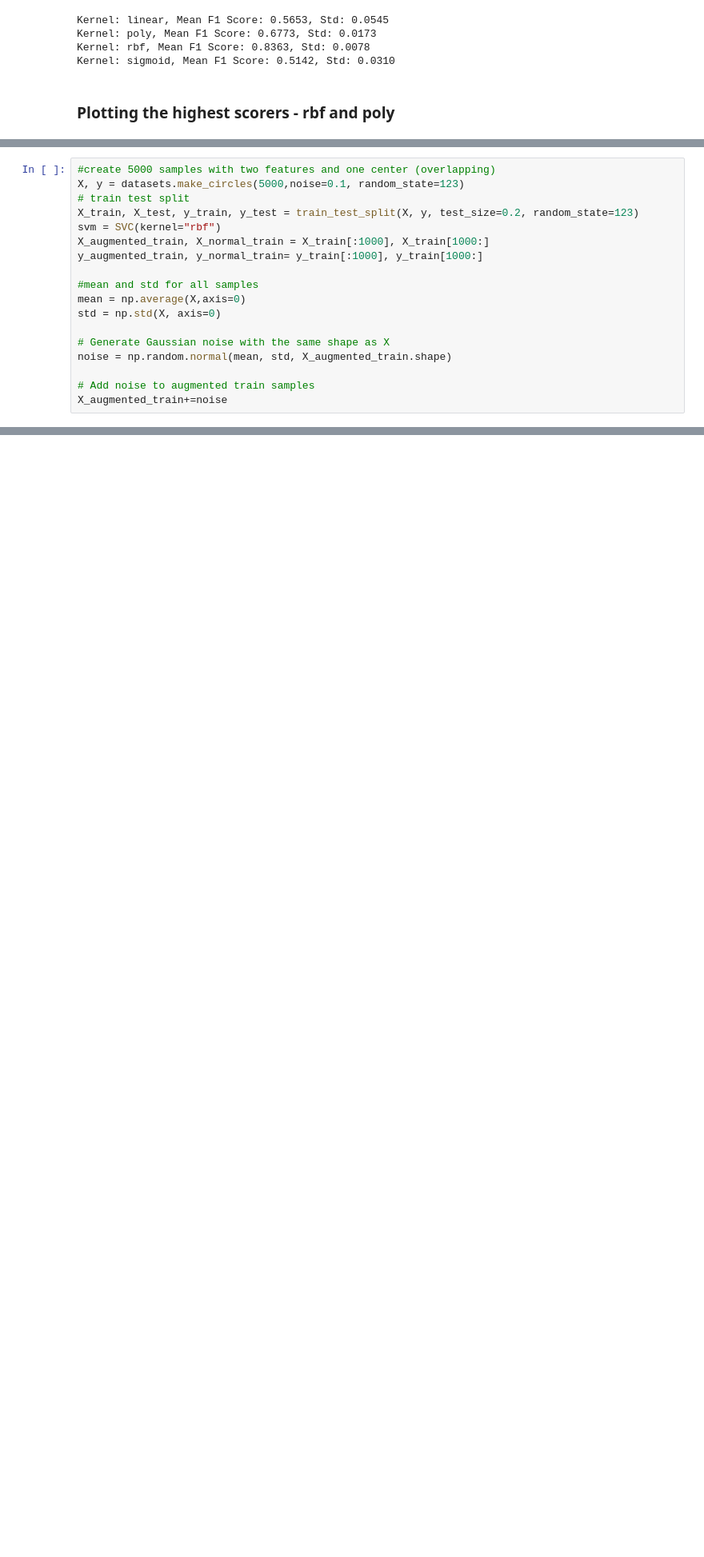
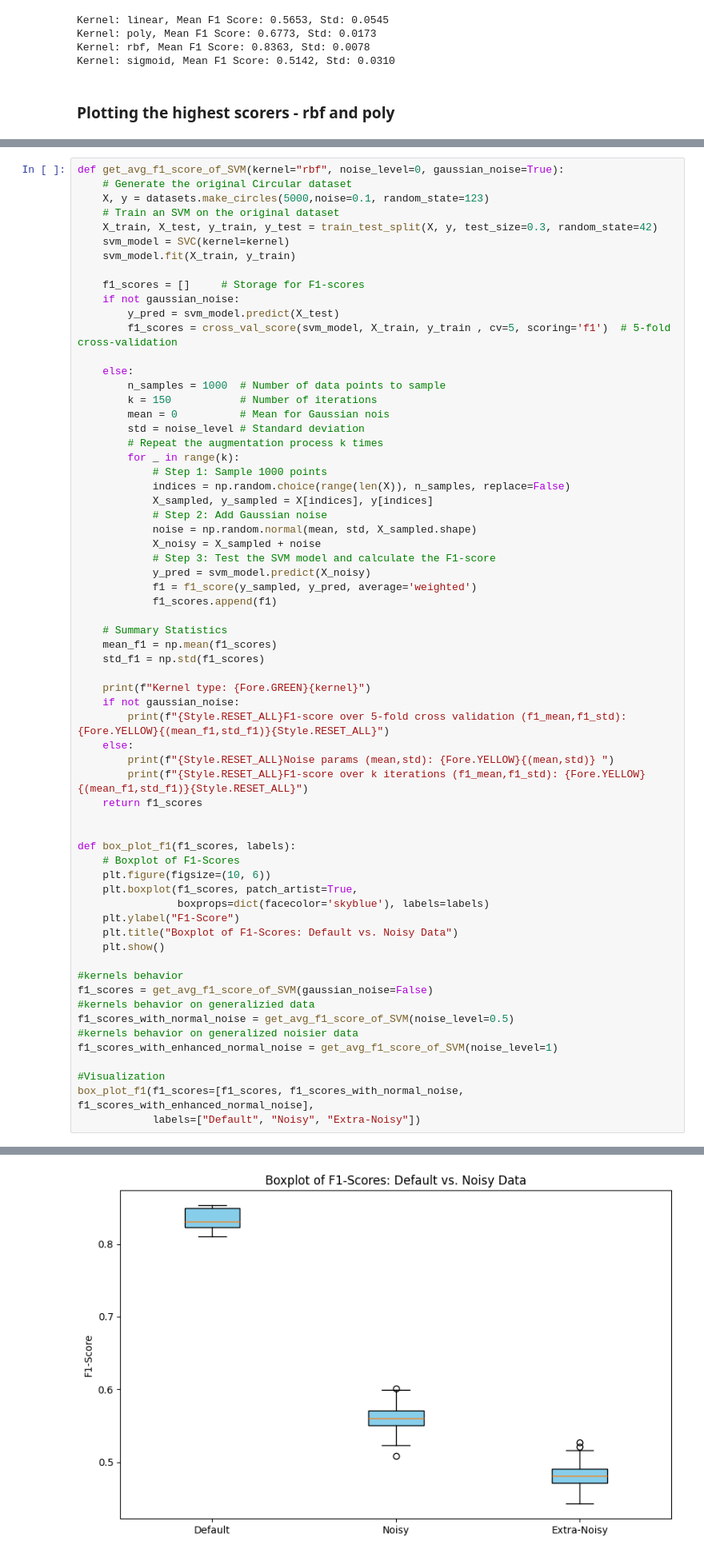
Before and after one commit to mcolesh/ds_playground, a Jupyter notebook: app_notebook.ipynb, the cells around one changed output, grey strips where cells are left out. Shown at 80% size. Saved outputs shown, nothing was run; the diff lists cells and outputs as text; blank space fills up the shorter version.

```diff
--- a/app_notebook.ipynb
+++ b/app_notebook.ipynb
@@ -335,18 +339,0 @@ The plot approves the cross-validation-f1-score-test results, e.g. rbf kernel cl
-# %%
-#create 5000 samples with two features and one center (overlapping)
-X, y = datasets.make_circles(5000,noise=0.1, random_state=123)
-# train test split
-X_train, X_test, y_train, y_test = train_test_split(X, y, test_size=0.2, random_state=123)
-svm = SVC(kernel="rbf")
-X_augmented_train, X_normal_train = X_train[:1000], X_train[1000:]
-y_augmented_train, y_normal_train= y_train[:1000], y_train[1000:]
-
-#mean and std for all samples
-mean = np.average(X,axis=0)
-std = np.std(X, axis=0)
-
-# Generate Gaussian noise with the same shape as X
-noise = np.random.normal(mean, std, X_augmented_train.shape)
-
-# Add noise to augmented train samples
-X_augmented_train+=noise
@@ -395,0 +340,65 @@ ValueError: shape mismatch: objects cannot be broadcast to a single shape.  Mism
+# %%
+def get_avg_f1_score_of_SVM(kernel="rbf", noise_level=0, gaussian_noise=True):
+    # Generate the original Circular dataset
+    X, y = datasets.make_circles(5000,noise=0.1, random_state=123)
+    # Train an SVM on the original dataset
+    X_train, X_test, y_train, y_test = train_test_split(X, y, test_size=0.3, random_state=42)
+    svm_model = SVC(kernel=kernel)
+    svm_model.fit(X_train, y_train)
+
+    f1_scores = []     # Storage for F1-scores
+    if not gaussian_noise:
+        y_pred = svm_model.predict(X_test)
+        f1_scores = cross_val_score(svm_model, X_train, y_train , cv=5, scoring='f1')  # 5-fold cross-validation
+
+    else:
+        n_samples = 1000  # Number of data points to sample
+        k = 150           # Number of iterations
+        mean = 0          # Mean for Gaussian nois
+        std = noise_level # Standard deviation
+        # Repeat the augmentation process k times
+        for _ in range(k):
+            # Step 1: Sample 1000 points
+            indices = np.random.choice(range(len(X)), n_samples, replace=False)
+            X_sampled, y_sampled = X[indices], y[indices]
+            # Step 2: Add Gaussian noise
+            noise = np.random.normal(mean, std, X_sampled.shape)
+            X_noisy = X_sampled + noise
+            # Step 3: Test the SVM model and calculate the F1-score
+            y_pred = svm_model.predict(X_noisy)
+            f1 = f1_score(y_sampled, y_pred, average='weighted')
+            f1_scores.append(f1)
+
+    # Summary Statistics
+    mean_f1 = np.mean(f1_scores)
+    std_f1 = np.std(f1_scores)
+
+    print(f"Kernel type: {Fore.GREEN}{kernel}")
+    if not gaussian_noise:
+        print(f"{Style.RESET_ALL}F1-score over 5-fold cross validation (f1_mean,f1_std): {Fore.YELLOW}{(mean_f1,std_f1)}{Style.RESET_ALL}")
+    else:
+        print(f"{Style.RESET_ALL}Noise params (mean,std): {Fore.YELLOW}{(mean,std)} ")
+        print(f"{Style.RESET_ALL}F1-score over k iterations (f1_mean,f1_std): {Fore.YELLOW}{(mean_f1,std_f1)}{Style.RESET_ALL}")
+    return f1_scores
+
+
+def box_plot_f1(f1_scores, labels):
+    # Boxplot of F1-Scores
+    plt.figure(figsize=(10, 6))
+    plt.boxplot(f1_scores, patch_artist=True,
+                boxprops=dict(facecolor='skyblue'), labels=labels)
+    plt.ylabel("F1-Score")
+    plt.title("Boxplot of F1-Scores: Default vs. Noisy Data")
+    plt.show()
+
+#kernels behavior
+f1_scores = get_avg_f1_score_of_SVM(gaussian_noise=False)
+#kernels behavior on generalizied data
+f1_scores_with_normal_noise = get_avg_f1_score_of_SVM(noise_level=0.5)
+#kernels behavior on generalized noisier data
+f1_scores_with_enhanced_normal_noise = get_avg_f1_score_of_SVM(noise_level=1)
+
+#Visualization
+box_plot_f1(f1_scores=[f1_scores, f1_scores_with_normal_noise, f1_scores_with_enhanced_normal_noise],
+            labels=["Default", "Noisy", "Extra-Noisy"])
+# %% [output]
@@ -395,0 +413 @@ ValueError: shape mismatch: objects cannot be broadcast to a single shape.  Mism
+[figure, added]
```
Also changed, not shown: parts of 12 cells of this notebook.
